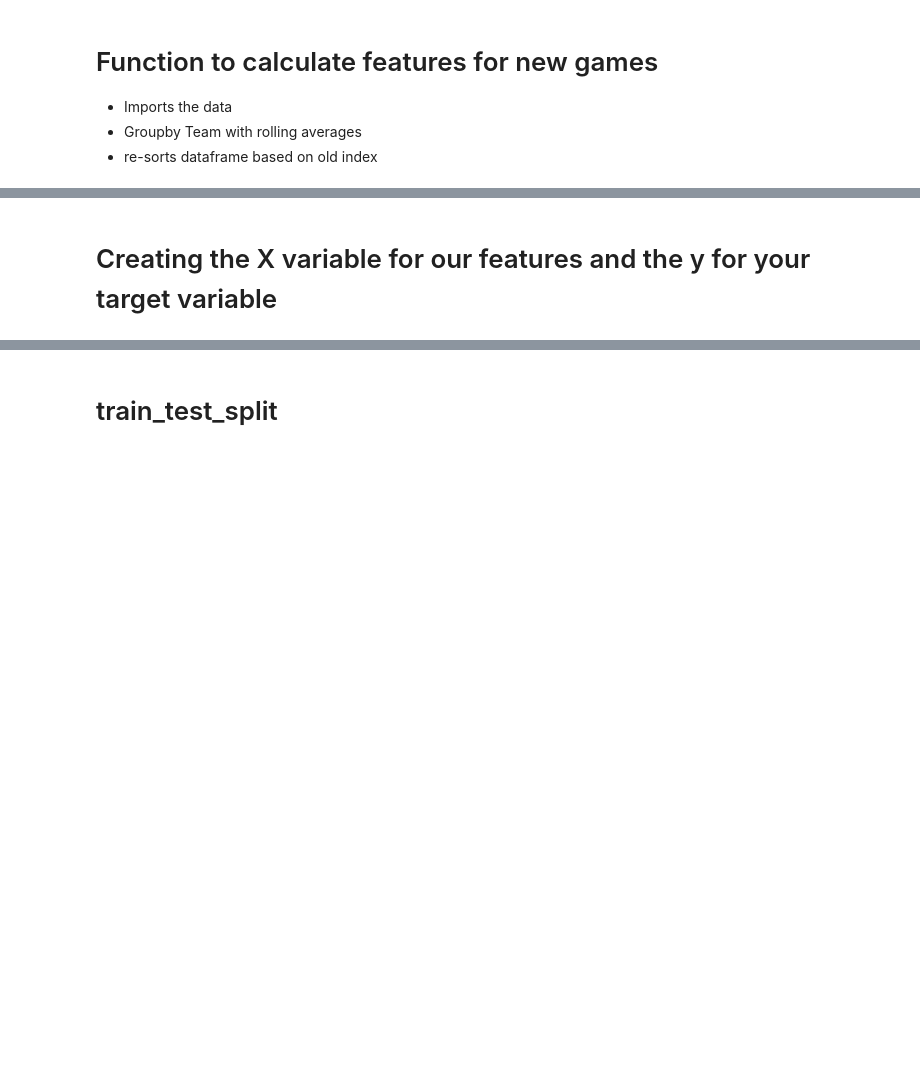
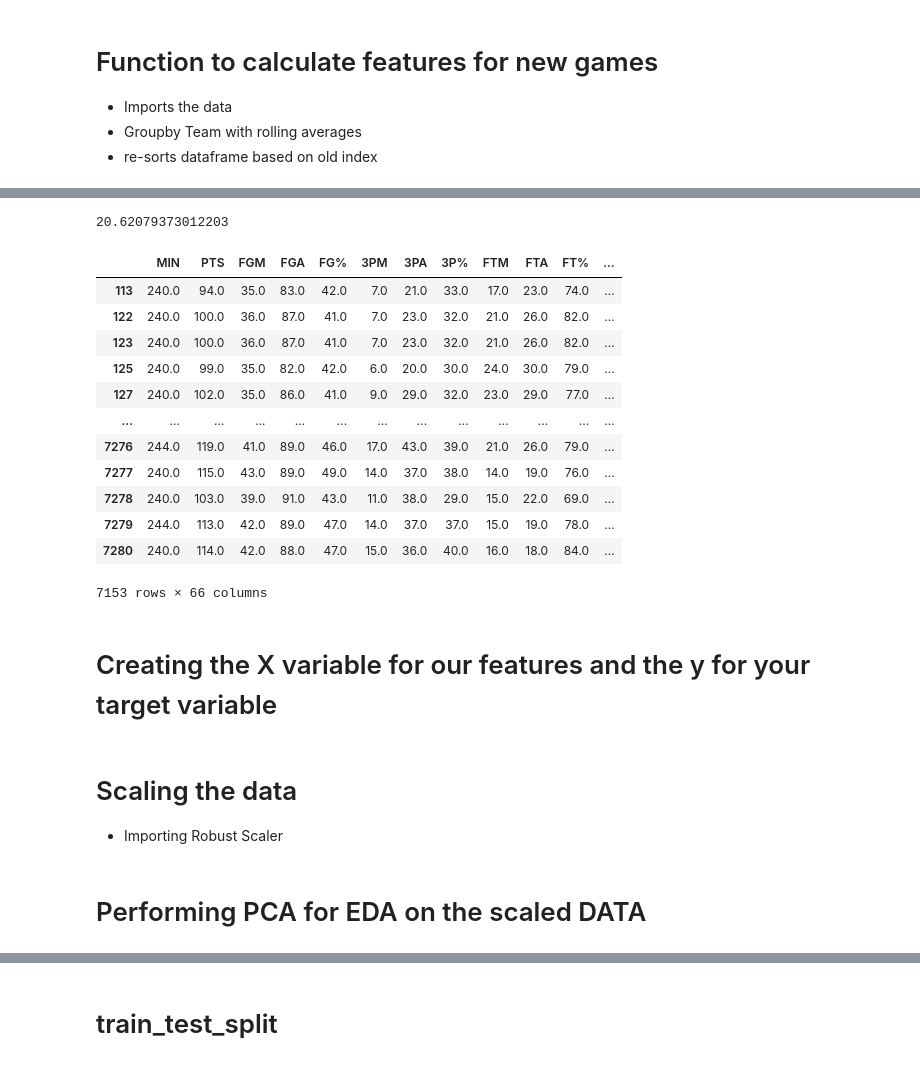
Before and after one commit to amoss038/Over_under, a Jupyter notebook: ml_models_playground.ipynb, the cells around one changed output, grey strips where cells are left out. Saved outputs shown, nothing was run; the diff lists cells and outputs as text; code cells hidden in the pictures; blank space fills up the shorter version.

```diff
--- a/ml_models_playground.ipynb
+++ b/ml_models_playground.ipynb
@@ -151,0 +41,7 @@ df
+# %%
+#reversing the dataframe
+ml_df = ml_df.iloc[::-1]
+# %%
+#reseting the index and dropping the old index
+ml_df.reset_index(inplace= True)
+ml_df.drop('index', inplace = True, axis = 1)
@@ -152,3 +50,27 @@ df
+# %%
+print(np.std(ml_df['Total_pts']))
+# %% [output]
+20.62079373012203
+# %%
+#creating a new kappa 4
+ml_df['k_under'] =   round(ml_df['totals'] -   round(np.std(ml_df['Total_pts'] *1.5),2))
+ml_df['k_over']  =   round(ml_df['totals'] +   round(np.std(ml_df['Total_pts']*1.5),2))
+# %%
+ml_df
+# %% [output]
+|  | MIN | PTS | FGM | FGA | FG% | 3PM | 3PA | 3P% | FTM | FTA | FT% | ... |
+| 113 | 240.0 | 94.0 | 35.0 | 83.0 | 42.0 | 7.0 | 21.0 | 33.0 | 17.0 | 23.0 | 74.0 | ... |
+| 122 | 240.0 | 100.0 | 36.0 | 87.0 | 41.0 | 7.0 | 23.0 | 32.0 | 21.0 | 26.0 | 82.0 | ... |
+| 123 | 240.0 | 100.0 | 36.0 | 87.0 | 41.0 | 7.0 | 23.0 | 32.0 | 21.0 | 26.0 | 82.0 | ... |
+| 125 | 240.0 | 99.0 | 35.0 | 82.0 | 42.0 | 6.0 | 20.0 | 30.0 | 24.0 | 30.0 | 79.0 | ... |
+| 127 | 240.0 | 102.0 | 35.0 | 86.0 | 41.0 | 9.0 | 29.0 | 32.0 | 23.0 | 29.0 | 77.0 | ... |
+| ... | ... | ... | ... | ... | ... | ... | ... | ... | ... | ... | ... | ... |
+| 7276 | 244.0 | 119.0 | 41.0 | 89.0 | 46.0 | 17.0 | 43.0 | 39.0 | 21.0 | 26.0 | 79.0 | ... |
+| 7277 | 240.0 | 115.0 | 43.0 | 89.0 | 49.0 | 14.0 | 37.0 | 38.0 | 14.0 | 19.0 | 76.0 | ... |
+| 7278 | 240.0 | 103.0 | 39.0 | 91.0 | 43.0 | 11.0 | 38.0 | 29.0 | 15.0 | 22.0 | 69.0 | ... |
+| 7279 | 244.0 | 113.0 | 42.0 | 89.0 | 47.0 | 14.0 | 37.0 | 37.0 | 15.0 | 19.0 | 78.0 | ... |
+| 7280 | 240.0 | 114.0 | 42.0 | 88.0 | 47.0 | 15.0 | 36.0 | 40.0 | 16.0 | 18.0 | 84.0 | ... |
+7153 rows × 66 columns
 # %% [markdown]
 # Creating the X variable for our features and the y for your target variable
 # %%
@@ -164,0 +85,3 @@ y = rolling_data['Total_pts']
+# %% [markdown]
+# Scaling the data
+- Importing Robust Scaler
@@ -164,0 +92,2 @@ y = rolling_data['Total_pts']
+# %% [markdown]
+# Performing PCA for EDA on the scaled DATA
```
Also changed, not shown: parts of 58 cells of this notebook, 15 other files.
